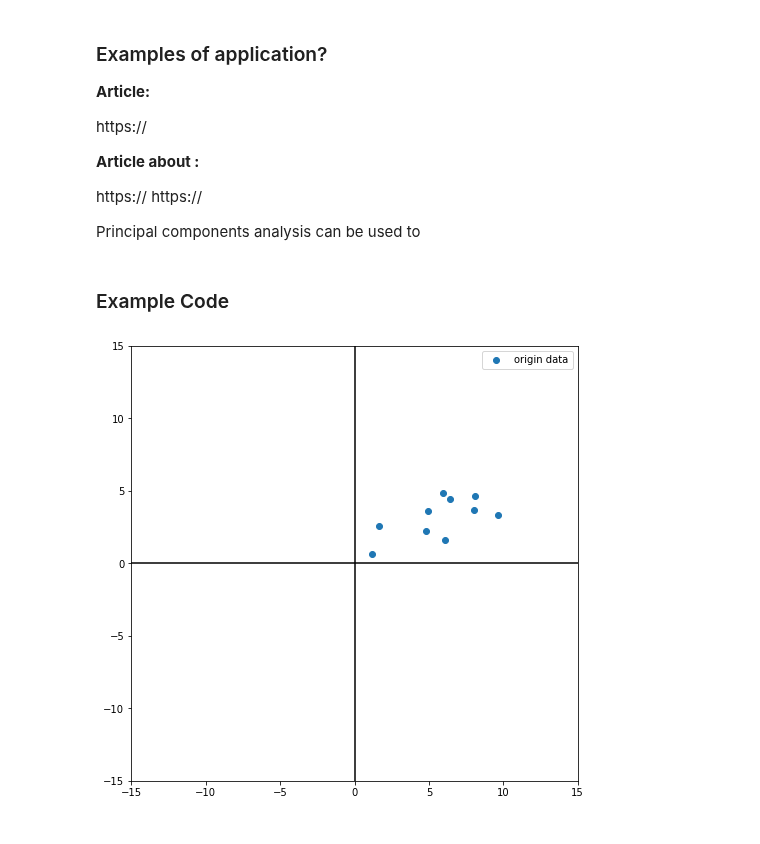
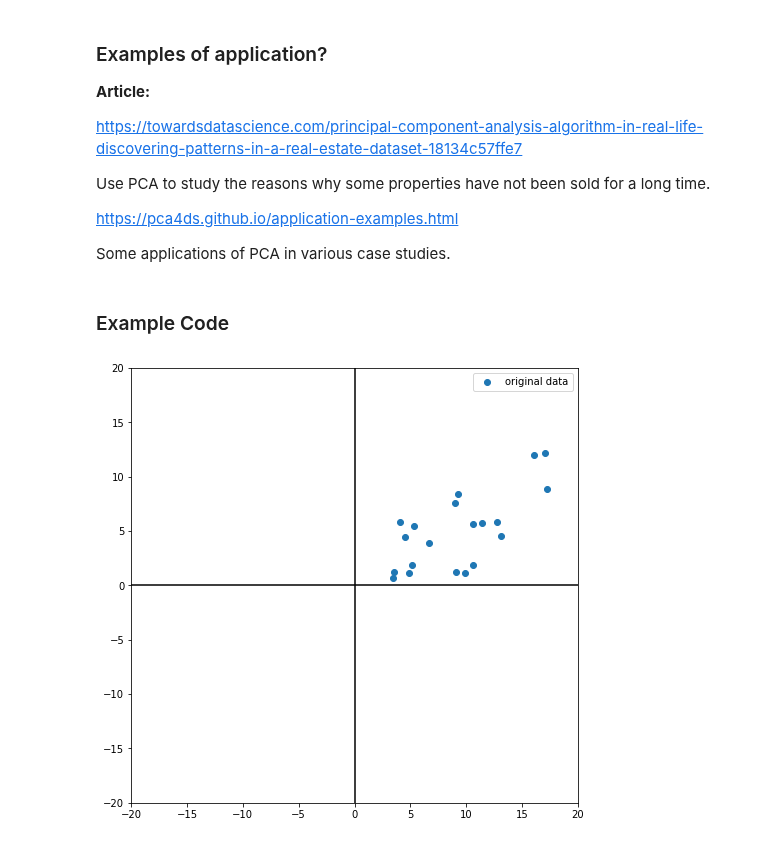
Before and after one commit to aminrahimian/data-for-good, a Jupyter notebook: principal-components-analysis-(still working).ipynb, the cells around one changed output. Cells and saved outputs as stored; diff of their text form; code cells hidden in the pictures.

```diff
--- a/principal-components-analysis-(still working).ipynb
+++ b/principal-components-analysis-(still working).ipynb
@@ -37,14 +34,14 @@ The equation
 ### Examples of application?
 **Article:**
 
-https://
+https://towardsdatascience.com/principal-component-analysis-algorithm-in-real-life-discovering-patterns-in-a-real-estate-dataset-18134c57ffe7
 
-**Article about :**
 
-https://
-https://
+Use PCA to study the reasons why some properties have not been sold for a long time.
 
-Principal components analysis can be used to
+https://pca4ds.github.io/application-examples.html
+
+Some applications of PCA in various case studies.
 # %% [markdown]
 ### Example Code
 # %%
@@ -54,21 +52,19 @@ np.set_printoptions(threshold=100,precision= 4,suppress=True)
 # %%
-import numpy as np
-#随机生成数据
-np.random.seed(0)
-data = np.random.uniform(1,10,(10,2))
-data[:,1:] = 0.5*data[:,0:1]+np.random.uniform(-2,2,(10,1))
-data
+#Randomly generated data
+np.random.seed(2)
+data = np.random.uniform(1,20,(20,2))
+data[:,1:] = 0.5*data[:,0:1]+np.random.uniform(-4,4,(20,1))
 
-#画原始数据图
-size = 15
+#Draw original data graph
+size = 20
 plt.figure(1,(8,8))
-plt.scatter(data[:,0],data[:,1],label='origin data')
+plt.scatter(data[:,0],data[:,1],label='original data')
 plt.plot([-size,size],[0,0],c='black')
 plt.plot([0,0],[-size,size],c='black')
 plt.xlim(-size,size)
 plt.ylim(-size,size)
 plt.legend()
 plt.show()
 # %% [output]
-[figure, old version]
+[figure, new version]
 # %%
```
Also changed, not shown: parts of 22 cells of this notebook.
